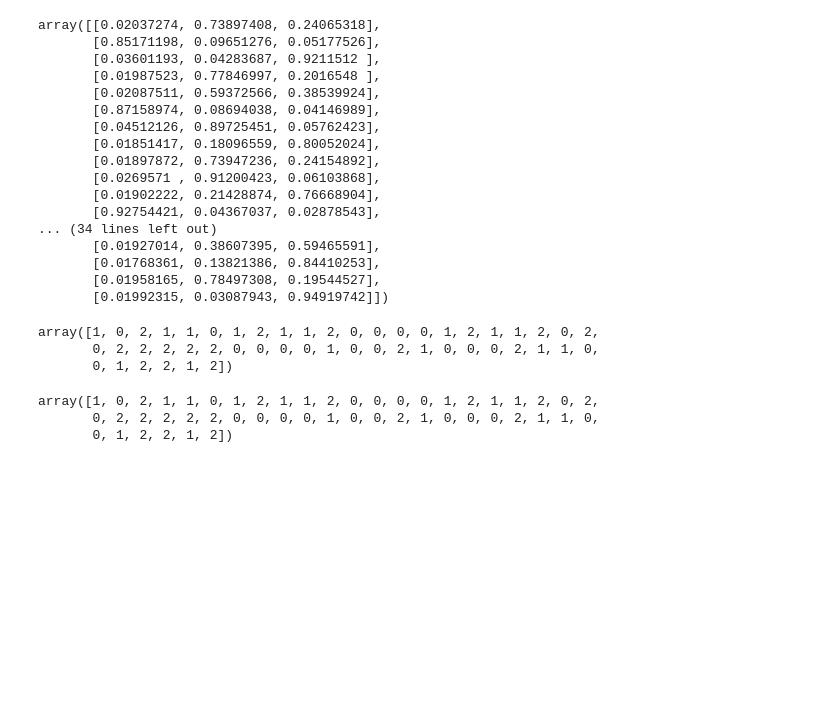
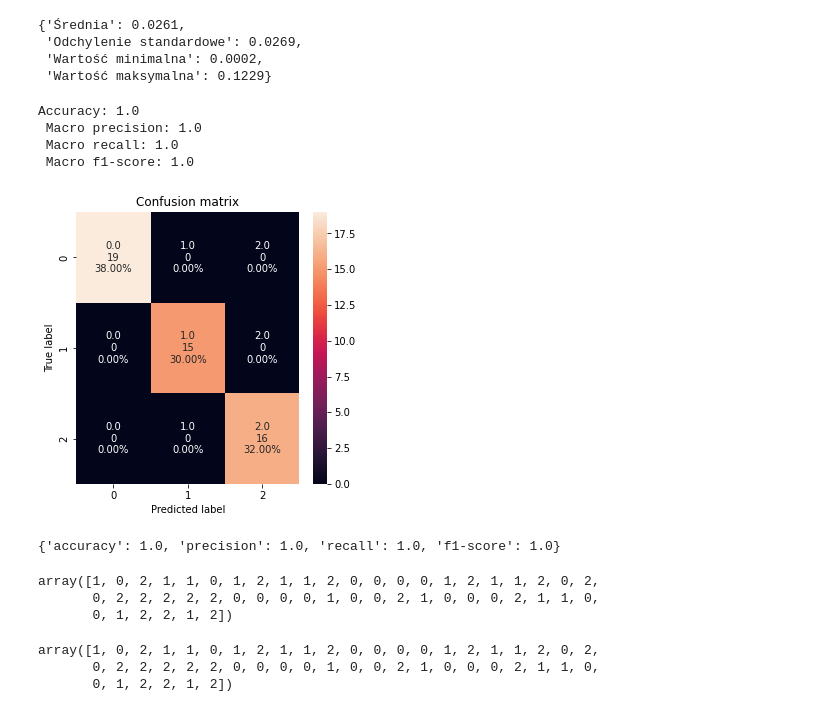
Before and after one commit to JakubSzczepanowski/EnsembleClassifier, a Jupyter notebook: experiments.ipynb, the cells around one changed output. Saved outputs shown, nothing was run; the diff lists cells and outputs as text; code cells hidden in the pictures; blank space fills up the shorter version.

Commit message:
Extend functions and tests

```diff
--- a/experiments.ipynb
+++ b/experiments.ipynb
@@ -9,0 +28,6 @@ import math
+# %%
+# datasety
+iris = datasets.load_iris()
+cancer = datasets.load_breast_cancer()
+wines = datasets.load_wine()
+diabetes = pd.read_csv('diabetes.csv')
@@ -61,34 +48,33 @@ array([[0.01136937, 0.76347456, 0.22515607],
 max_features = math.floor(math.sqrt(len(X.columns)))
 bag = BaggingClassifier(SVC(probability=True), max_features=max_features).fit(X_train, y_train)
 # %%
-bag.predict_proba(X_test)
+bag_proba = bag.predict_proba(X_test)
-# %% [output]
-array([[0.02037274, 0.73897408, 0.24065318],
-       [0.85171198, 0.09651276, 0.05177526],
-       [0.03601193, 0.04283687, 0.9211512 ],
-       [0.01987523, 0.77846997, 0.2016548 ],
-       [0.02087511, 0.59372566, 0.38539924],
-       [0.87158974, 0.08694038, 0.04146989],
-       [0.04512126, 0.89725451, 0.05762423],
-       [0.01851417, 0.18096559, 0.80052024],
-       [0.01897872, 0.73947236, 0.24154892],
-       [0.0269571 , 0.91200423, 0.06103868],
-       [0.01902222, 0.21428874, 0.76668904],
-       [0.92754421, 0.04367037, 0.02878543],
-... (34 lines left out)
-       [0.01927014, 0.38607395, 0.59465591],
-       [0.01768361, 0.13821386, 0.84410253],
-       [0.01958165, 0.78497308, 0.19544527],
-       [0.01992315, 0.03087943, 0.94919742]])
-# %%
-test.predict(X_test)
-# %% [output]
-array([1, 0, 2, 1, 1, 0, 1, 2, 1, 1, 2, 0, 0, 0, 0, 1, 2, 1, 1, 2, 0, 2,
-       0, 2, 2, 2, 2, 2, 0, 0, 0, 0, 1, 0, 0, 2, 1, 0, 0, 0, 2, 1, 1, 0,
-       0, 1, 2, 2, 1, 2])
-# %%
-bag.predict(X_test)
-# %% [output]
-array([1, 0, 2, 1, 1, 0, 1, 2, 1, 1, 2, 0, 0, 0, 0, 1, 2, 1, 1, 2, 0, 2,
-       0, 2, 2, 2, 2, 2, 0, 0, 0, 0, 1, 0, 0, 2, 1, 0, 0, 0, 2, 1, 1, 0,
-       0, 1, 2, 2, 1, 2])
+# %%
+get_labeled_scores(np.abs(test_proba-bag_proba), 4)
+# %% [output]
+{'Średnia': 0.0261,
+ 'Odchylenie standardowe': 0.0269,
+ 'Wartość minimalna': 0.0002,
+ 'Wartość maksymalna': 0.1229}
+# %%
+y_test_pred = test.predict(X_test)
+metrics(y_test, y_test_pred)
+# %% [output]
+Accuracy: 1.0
+ Macro precision: 1.0
+ Macro recall: 1.0
+ Macro f1-score: 1.0
+[figure, added]
+{'accuracy': 1.0, 'precision': 1.0, 'recall': 1.0, 'f1-score': 1.0}
+# %%
+y_test_pred
+# %% [output]
+array([1, 0, 2, 1, 1, 0, 1, 2, 1, 1, 2, 0, 0, 0, 0, 1, 2, 1, 1, 2, 0, 2,
+       0, 2, 2, 2, 2, 2, 0, 0, 0, 0, 1, 0, 0, 2, 1, 0, 0, 0, 2, 1, 1, 0,
+       0, 1, 2, 2, 1, 2])
+# %%
+y_test
+# %% [output]
+array([1, 0, 2, 1, 1, 0, 1, 2, 1, 1, 2, 0, 0, 0, 0, 1, 2, 1, 1, 2, 0, 2,
+       0, 2, 2, 2, 2, 2, 0, 0, 0, 0, 1, 0, 0, 2, 1, 0, 0, 0, 2, 1, 1, 0,
+       0, 1, 2, 2, 1, 2])
```
Also changed, not shown: parts of 9 cells of this notebook, 3 other files.
